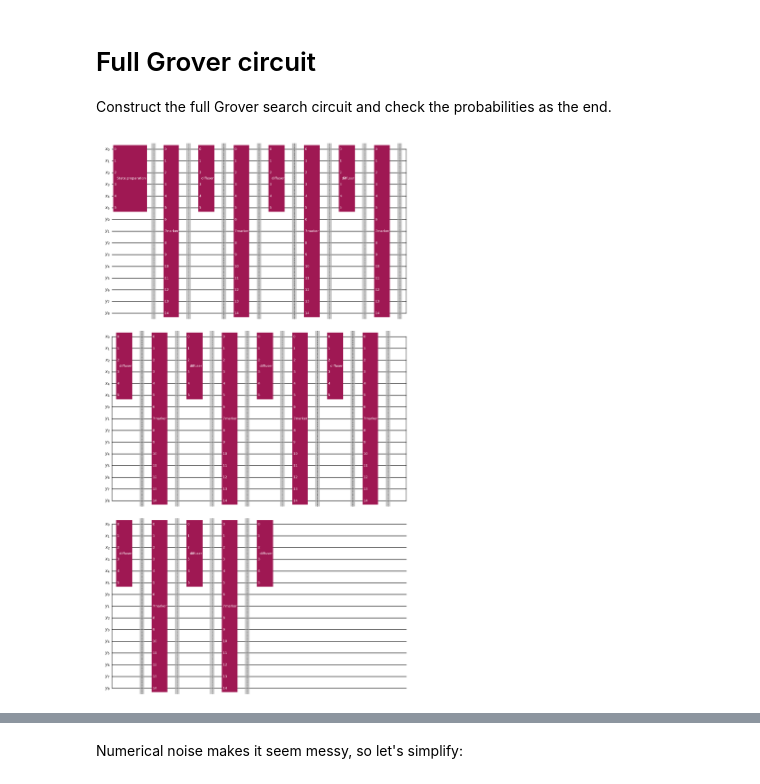
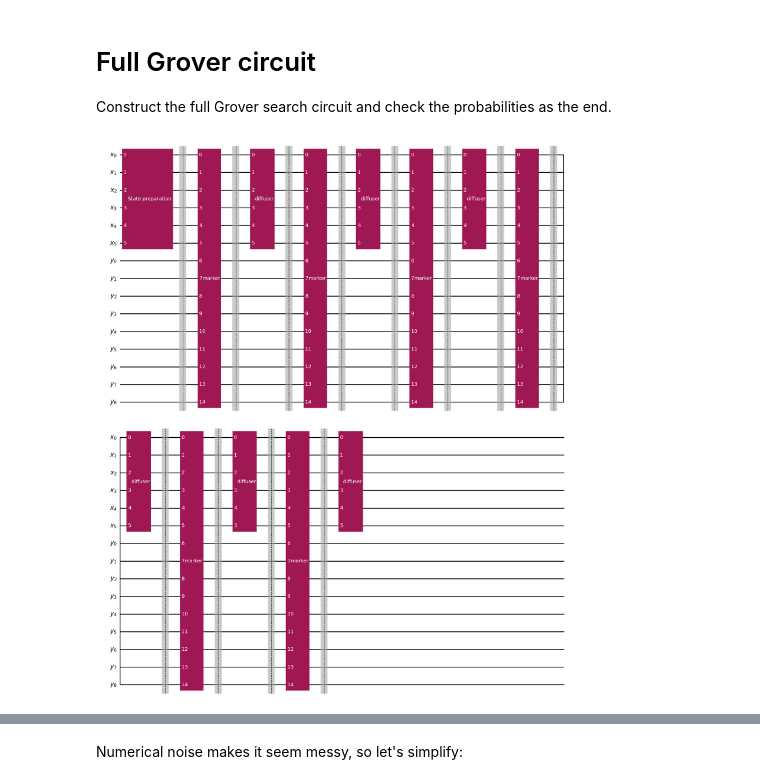
Before and after one commit to CatCan55/SudokuGrover, a Jupyter notebook: Sudoku_solver_with_Grover.ipynb, the cells around one changed output, grey strips where cells are left out. Cells and saved outputs as stored; diff of their text form; code cells hidden in the pictures.

```diff
--- a/Sudoku_solver_with_Grover.ipynb
+++ b/Sudoku_solver_with_Grover.ipynb
@@ -30,7 +30,7 @@ Requirement already satisfied: pylatexenc in /usr/local/lib/python3.12/dist-pack
 puzzle = [
         [0, 2, 3, 4],
         [3, 4, 0, 2],
-        [0, 3, 4, 1],
+        [2, 0, 4, 1],
         [4, 1, 2, 3],
     ]
 
@@ -203,34 +203,22 @@ for i in range(num_constraints):
 # %%
-marker_circuit.compose(Prep, inplace=True)
+marker_circuit = QuantumCircuit(quantum_register, ancilla_register, name="marker")
+marker_circuit.compose(compute_circuit, inplace=True)
 
-target_qubit = ancilla_register[-1]
-control_qubits = ancilla_register[:-1]
+marker_circuit.h(ancilla_register[-1])
+marker_circuit.mcx(ancilla_register[:-1], ancilla_register[-1])
+marker_circuit.h(ancilla_register[-1])
 
-marker_circuit.h(target_qubit)
-marker_circuit.mcx(control_qubits,target_qubit)
-marker_circuit.h(target_qubit)
-
-marker_circuit.compose(Prep.inverse(), inplace=True)
+marker_circuit.compose(compute_circuit.inverse(), inplace=True)   # <-- uncompute
 # %%
 
 diffuser_circuit = QuantumCircuit(quantum_register, name="diffuser")
 
-### write the rest of the code below
-
 diffuser_circuit.compose(Prep, inplace=True)
-
-# =============================================================
-# Multi-Controlled Z (The Phase Flip)
-# =============================================================
-# We use the last qubit as the target, and all preceding qubits as controls.
-
-target_qubit = quantum_register[-1]
-control_qubits = quantum_register[:-1]
-
-diffuser_circuit.h(target_qubit)
-diffuser_circuit.mcx(control_qubits, target_qubit)
-diffuser_circuit.h(target_qubit)
-
+diffuser_circuit.x(quantum_register)                     # <-- add
+diffuser_circuit.h(quantum_register[-1])
+diffuser_circuit.mcx(quantum_register[:-1], quantum_register[-1])
+diffuser_circuit.h(quantum_register[-1])
+diffuser_circuit.x(quantum_register)                     # <-- add
 diffuser_circuit.compose(Prep.inverse(), inplace=True)
 
 ###
@@ -260,24 +248,24 @@ Construct the full Grover search circuit and check the probabilities as the end.
 # %%
 # quantum_register = QuantumRegister(size=2, name="x")
 # ancilla_register = AncillaRegister(size=2, name="y")
 
 grover_circuit = QuantumCircuit(quantum_register, ancilla_register, name="Grover circuit")
 
 ### write the rest of the code below
 
 grover_circuit.compose(Prep, qubits=quantum_register[:], inplace=True)
 
-for _ in range(10):
+for _ in range(6):
     grover_circuit.barrier()
     grover_circuit.compose(U, inplace=True)
     grover_circuit.barrier()
     grover_circuit.compose(D, qubits=quantum_register[:], inplace=True)
 
 ###
 
 grover_circuit.draw(output="mpl")
 # %% [output]
-[figure, old version]
+[figure, new version]
 # %%
 psi = Statevector(grover_circuit)
 psi.probabilities()
```
Also changed, not shown: parts of 7 cells of this notebook.
